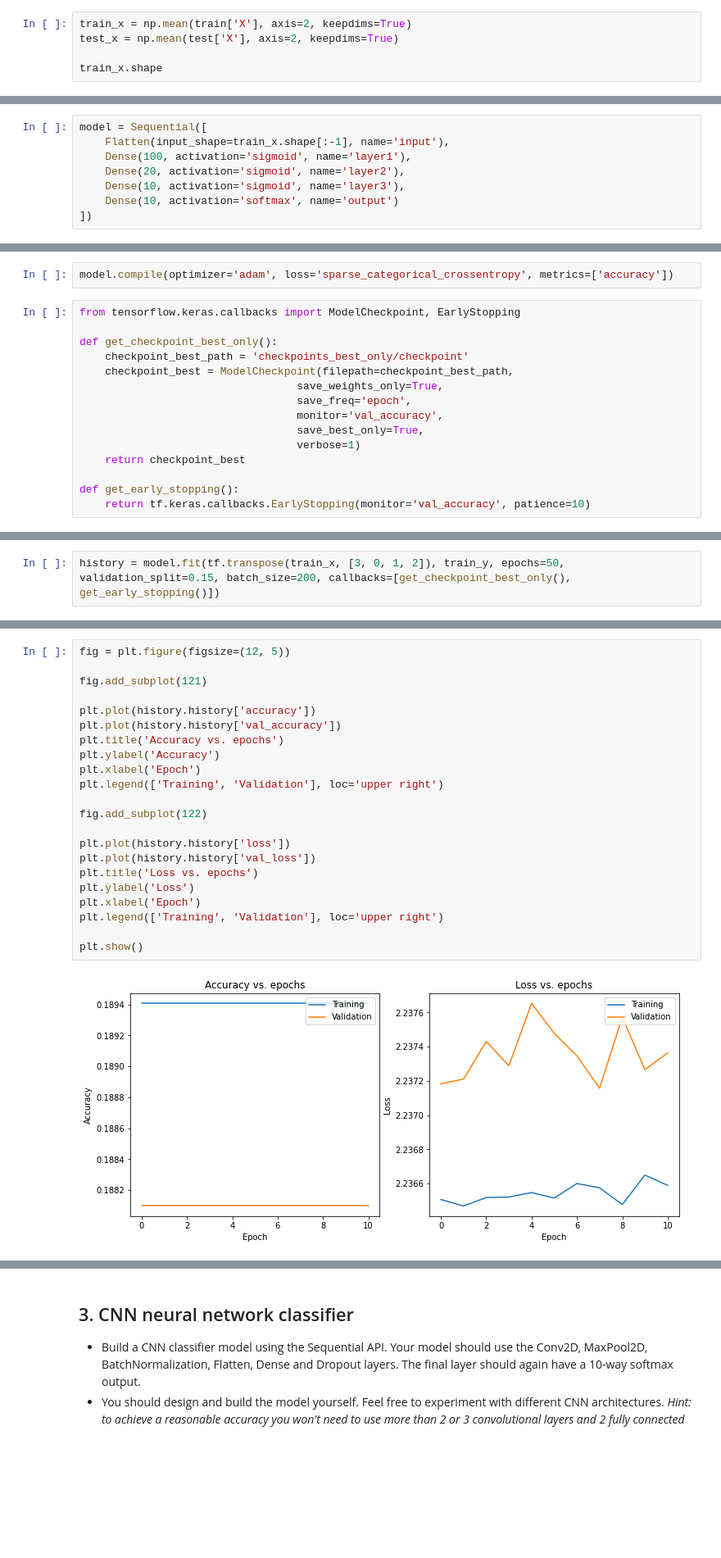
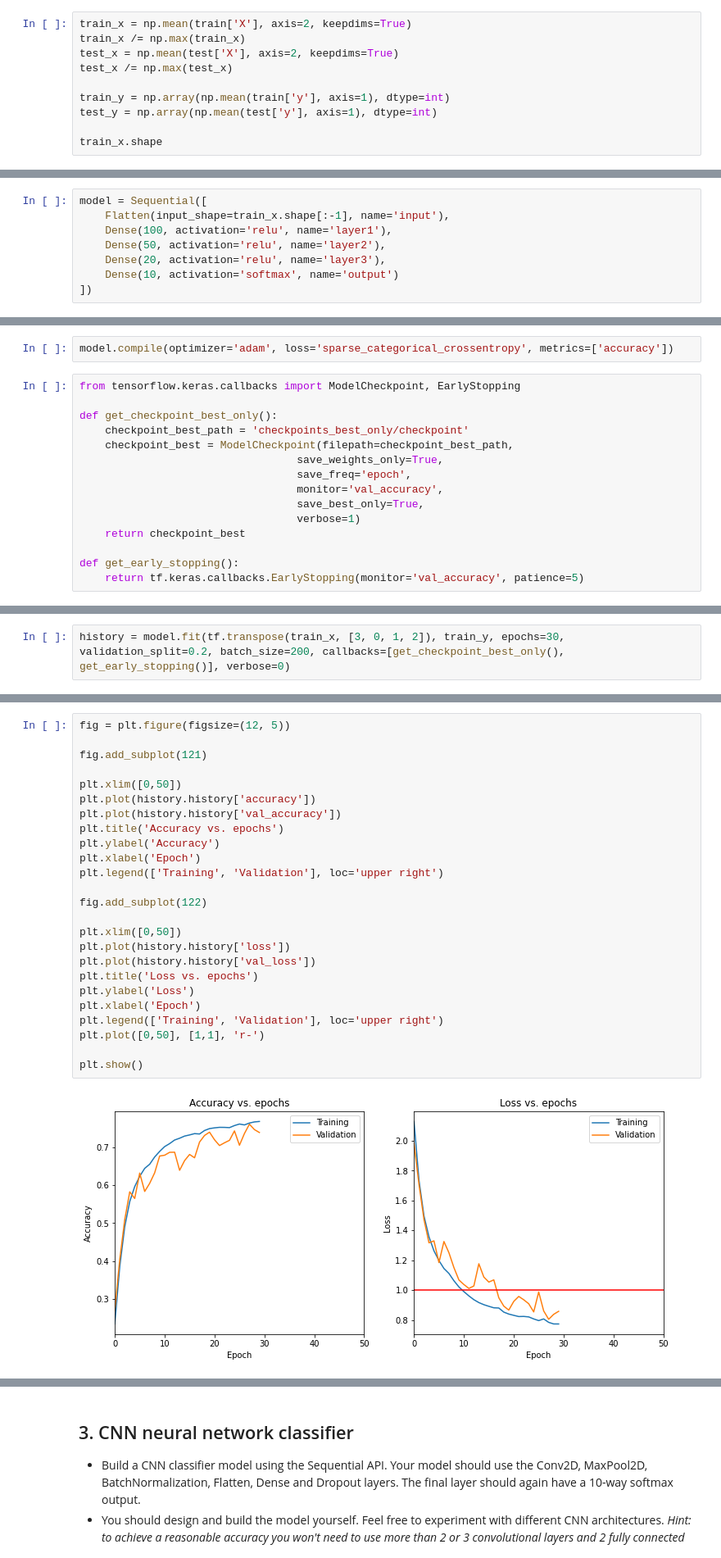
Before and after one commit to dominikwernerwolf/coursera, a Jupyter notebook: Capstone_Project.ipynb, the cells around one changed output, grey strips where cells are left out. Shown at 82% size. Drawn from its saved outputs; the diff is of its cells as text; blank space fills up the shorter version.

```diff
--- a/Capstone_Project.ipynb
+++ b/Capstone_Project.ipynb
@@ -94,6 +94,11 @@ for i in range(10):
 # %%
 train_x = np.mean(train['X'], axis=2, keepdims=True)
+train_x /= np.max(train_x)
 test_x = np.mean(test['X'], axis=2, keepdims=True)
+test_x /= np.max(test_x)
+
+train_y = np.array(np.mean(train['y'], axis=1), dtype=int)
+test_y = np.array(np.mean(test['y'], axis=1), dtype=int)
 
 train_x.shape
 # %% [output]
@@ -123,9 +128,9 @@ from tensorflow.keras.layers import Dense, Flatten
 # %%
 model = Sequential([
     Flatten(input_shape=train_x.shape[:-1], name='input'),
-    Dense(100, activation='sigmoid', name='layer1'),
-    Dense(20, activation='sigmoid', name='layer2'),
-    Dense(10, activation='sigmoid', name='layer3'),
+    Dense(100, activation='relu', name='layer1'),
+    Dense(50, activation='relu', name='layer2'),
+    Dense(20, activation='relu', name='layer3'),
     Dense(10, activation='softmax', name='output')
 ])
 # %%
@@ -166,5 +171,5 @@ def get_checkpoint_best_only():
     return checkpoint_best
 
 def get_early_stopping():
-    return tf.keras.callbacks.EarlyStopping(monitor='val_accuracy', patience=10)
+    return tf.keras.callbacks.EarlyStopping(monitor='val_accuracy', patience=5)
 # %%
@@ -181,3 +193,3 @@ TensorShape([73257, 32, 32, 1])
 # %%
-history = model.fit(tf.transpose(train_x, [3, 0, 1, 2]), train_y, epochs=50, validation_split=0.15, batch_size=200, callbacks=[get_checkpoint_best_only(), get_early_stopping()])
+history = model.fit(tf.transpose(train_x, [3, 0, 1, 2]), train_y, epochs=30, validation_split=0.2, batch_size=200, callbacks=[get_checkpoint_best_only(), get_early_stopping()], verbose=0)
 # %% [output]
@@ -213,27 +225,30 @@ df.head()
 # %%
 fig = plt.figure(figsize=(12, 5))
 
 fig.add_subplot(121)
 
+plt.xlim([0,50])
 plt.plot(history.history['accuracy'])
 plt.plot(history.history['val_accuracy'])
 plt.title('Accuracy vs. epochs')
 plt.ylabel('Accuracy')
 plt.xlabel('Epoch')
 plt.legend(['Training', 'Validation'], loc='upper right')
 
 fig.add_subplot(122)
 
+plt.xlim([0,50])
 plt.plot(history.history['loss'])
 plt.plot(history.history['val_loss'])
 plt.title('Loss vs. epochs')
 plt.ylabel('Loss')
 plt.xlabel('Epoch')
 plt.legend(['Training', 'Validation'], loc='upper right')
+plt.plot([0,50], [1,1], 'r-')
 
 plt.show()
 # %% [output]
-[figure, old version]
+[figure, new version]
 # %%
 test_loss, test_acc = model.evaluate(tf.transpose(test_x, [3, 0, 1, 2]), test_y, verbose=2)
 # %% [output]
```
Also changed, not shown: parts of 9 cells of this notebook.
